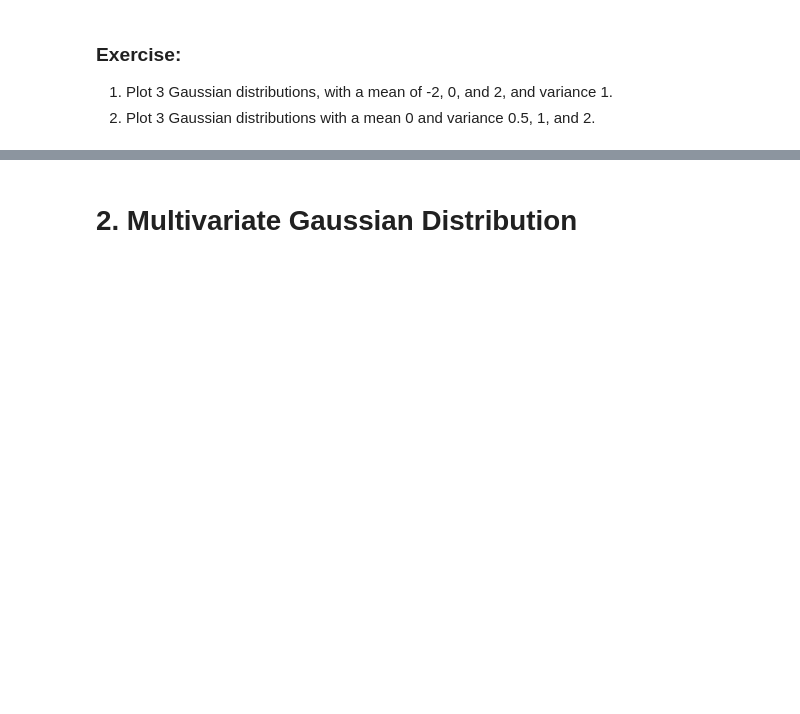
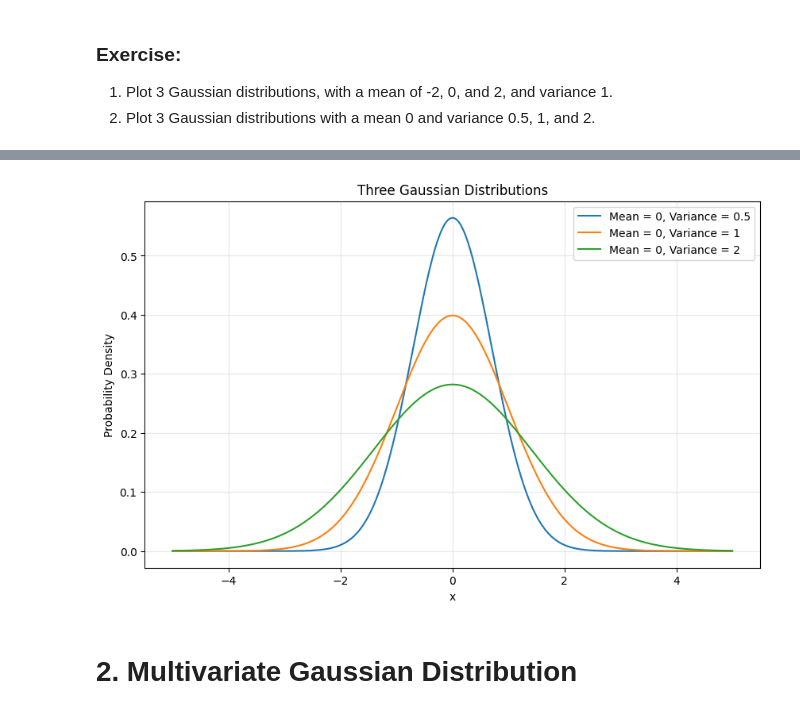
Before and after one commit to SpondanB/UoM_Decision_making_under_uncertainty_sem_1, a Jupyter notebook: Labs/Lab 1 - Probability and Stats.ipynb, the cells around one changed output, grey strips where cells are left out. Saved outputs shown, nothing was run; the diff lists cells and outputs as text; code cells hidden in the pictures; blank space fills up the shorter version.

```diff
--- a/Labs/Lab 1 - Probability and Stats.ipynb
+++ b/Labs/Lab 1 - Probability and Stats.ipynb
@@ -47,3 +68,28 @@ plt.show()
+# %%
+# 2
+means = 0
+variance = [0.5, 1, 2]
+std_dev = np.sqrt(variance)
+
+x = np.linspace(-5, 5, 1000)
+
+plt.figure(figsize=(10, 6))
+
+for i in range(len(std_dev)):
+    y = gaussian(x, means, std_dev[i])
+    plt.plot(x, y, label=f"Mean = {means}, Variance = {variance[i]}")
+
+# Add labels and title
+plt.title("Three Gaussian Distributions")
+plt.xlabel("x")
+plt.ylabel('Probability Density')
+plt.legend()
+plt.grid(True, alpha=0.3)
+
+# Display the plot
+plt.show()
+# %% [output]
+[figure, added]
 # %% [markdown]
 # 2. Multivariate Gaussian Distribution
 # %% [markdown]
```
Also changed, not shown: parts of 2 cells of this notebook.
